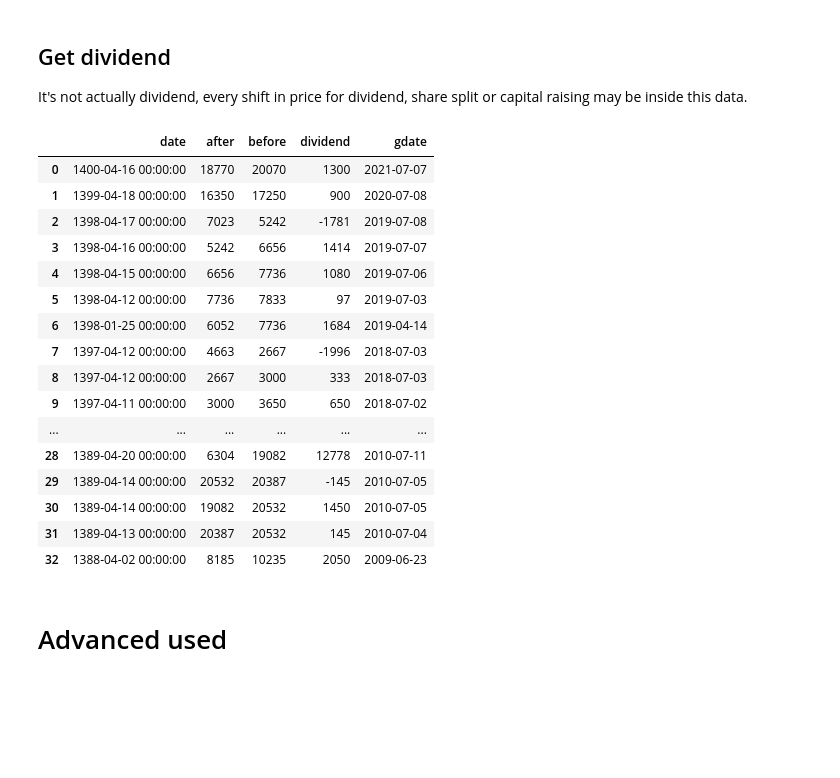
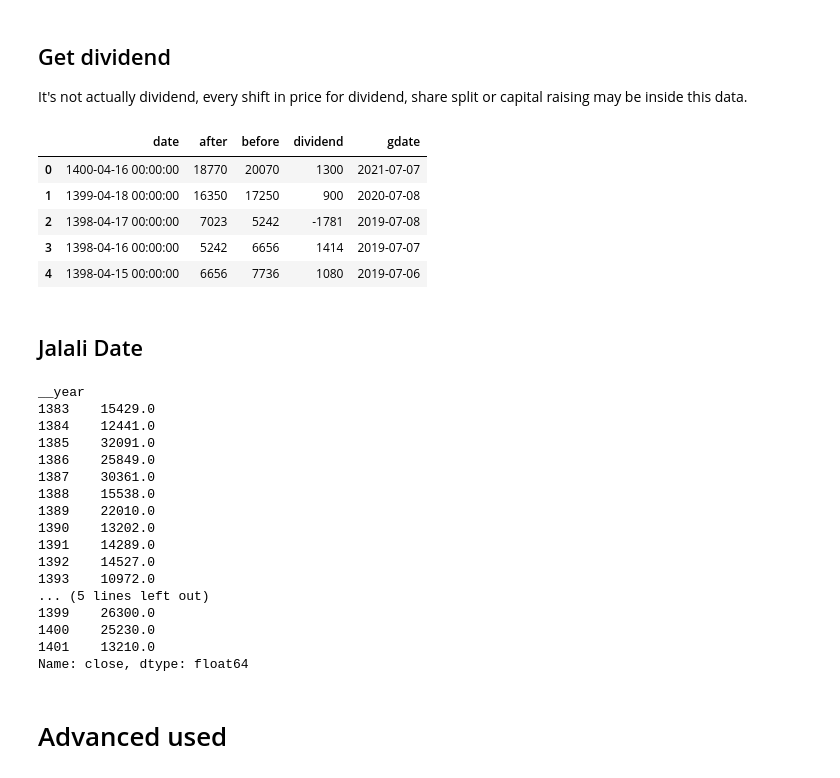
Before and after one commit to ghodsizadeh/tehran-stocks, a Jupyter notebook: Example/Read_Data.ipynb, the cells around one changed output. Cells and saved outputs as stored; diff of their text form; code cells hidden in the pictures; blank space fills up the shorter version.

```diff
--- a/Example/Read_Data.ipynb
+++ b/Example/Read_Data.ipynb
@@ -108,24 +146,39 @@ stock.get_shares_history()
 It's not actually dividend, every shift in price for dividend, share split or capital raising may be inside this data.
 # %%
-stock.get_dividend()
+stock.get_dividend().head()
 # %% [output]
 |  | date | after | before | dividend | gdate |
 | 0 | 1400-04-16 00:00:00 | 18770 | 20070 | 1300 | 2021-07-07 |
 | 1 | 1399-04-18 00:00:00 | 16350 | 17250 | 900 | 2020-07-08 |
 | 2 | 1398-04-17 00:00:00 | 7023 | 5242 | -1781 | 2019-07-08 |
 | 3 | 1398-04-16 00:00:00 | 5242 | 6656 | 1414 | 2019-07-07 |
 | 4 | 1398-04-15 00:00:00 | 6656 | 7736 | 1080 | 2019-07-06 |
-| 5 | 1398-04-12 00:00:00 | 7736 | 7833 | 97 | 2019-07-03 |
-| 6 | 1398-01-25 00:00:00 | 6052 | 7736 | 1684 | 2019-04-14 |
-| 7 | 1397-04-12 00:00:00 | 4663 | 2667 | -1996 | 2018-07-03 |
-| 8 | 1397-04-12 00:00:00 | 2667 | 3000 | 333 | 2018-07-03 |
-| 9 | 1397-04-11 00:00:00 | 3000 | 3650 | 650 | 2018-07-02 |
-| ... | ... | ... | ... | ... | ... |
-| 28 | 1389-04-20 00:00:00 | 6304 | 19082 | 12778 | 2010-07-11 |
-| 29 | 1389-04-14 00:00:00 | 20532 | 20387 | -145 | 2010-07-05 |
-| 30 | 1389-04-14 00:00:00 | 19082 | 20532 | 1450 | 2010-07-05 |
-| 31 | 1389-04-13 00:00:00 | 20387 | 20532 | 145 | 2010-07-04 |
-| 32 | 1388-04-02 00:00:00 | 8185 | 10235 | 2050 | 2009-06-23 |
+# %% [markdown]
+## Jalali Date
+# %%
+df = stock.df
+df.jalali.groupby("year").count()
+df.jalali.groupby("md").mean()
+df.jalali.groupby("year").max()['close']
+# or any of ['year', 'month', 'day', 'week', 'dayofweek', 'dayofmonth', 'ym', 'yq', 'ymd', 'md']
+# %% [output]
+__year
+1383    15429.0
+1384    12441.0
+1385    32091.0
+1386    25849.0
+1387    30361.0
+1388    15538.0
+1389    22010.0
+1390    13202.0
+1391    14289.0
+1392    14527.0
+1393    10972.0
+... (5 lines left out)
+1399    26300.0
+1400    25230.0
+1401    13210.0
+Name: close, dtype: float64
 # %% [markdown]
 # Advanced used
 # %%
```
Also changed, not shown: parts of 15 cells of this notebook, 1 other file.
